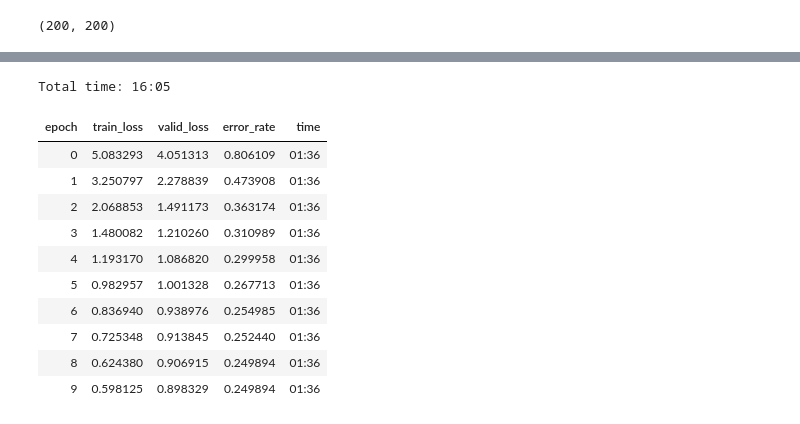
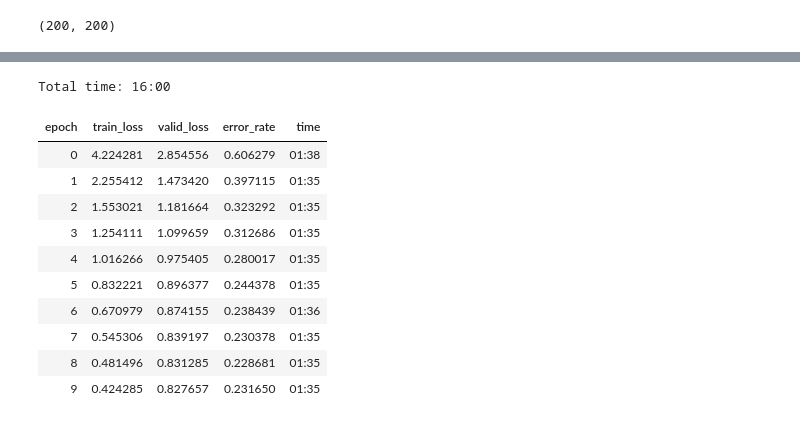
Before and after one commit to senyuuri/ml-birdwatching, a Jupyter notebook: birdwatching.ipynb, the cells around one changed output, grey strips where cells are left out. Cells and saved outputs as stored; diff of their text form; code cells hidden in the pictures.

```diff
--- a/birdwatching.ipynb
+++ b/birdwatching.ipynb
@@ -110,15 +185,17 @@ LR Finder is complete, type {learner_name}.recorder.plot() to see the graph.
+# %%
+learn.fit_one_cycle(10)
+# %% [output]
+Total time: 16:00
+| epoch | train_loss | valid_loss | error_rate | time |
+| 0 | 4.224281 | 2.854556 | 0.606279 | 01:38 |
+| 1 | 2.255412 | 1.473420 | 0.397115 | 01:35 |
+| 2 | 1.553021 | 1.181664 | 0.323292 | 01:35 |
+| 3 | 1.254111 | 1.099659 | 0.312686 | 01:35 |
+| 4 | 1.016266 | 0.975405 | 0.280017 | 01:35 |
+| 5 | 0.832221 | 0.896377 | 0.244378 | 01:35 |
+| 6 | 0.670979 | 0.874155 | 0.238439 | 01:36 |
+| 7 | 0.545306 | 0.839197 | 0.230378 | 01:35 |
+| 8 | 0.481496 | 0.831285 | 0.228681 | 01:35 |
+| 9 | 0.424285 | 0.827657 | 0.231650 | 01:35 |
 # %%
-learn.fit_one_cycle(10, max_lr=slice(1e-5,1e-3))
+# learn.fit_one_cycle(10, max_lr=slice(1e-5,1e-3))
-# %% [output]
-Total time: 16:05
-| epoch | train_loss | valid_loss | error_rate | time |
-| 0 | 5.083293 | 4.051313 | 0.806109 | 01:36 |
-| 1 | 3.250797 | 2.278839 | 0.473908 | 01:36 |
-| 2 | 2.068853 | 1.491173 | 0.363174 | 01:36 |
-| 3 | 1.480082 | 1.210260 | 0.310989 | 01:36 |
-| 4 | 1.193170 | 1.086820 | 0.299958 | 01:36 |
-| 5 | 0.982957 | 1.001328 | 0.267713 | 01:36 |
-| 6 | 0.836940 | 0.938976 | 0.254985 | 01:36 |
-| 7 | 0.725348 | 0.913845 | 0.252440 | 01:36 |
-| 8 | 0.624380 | 0.906915 | 0.249894 | 01:36 |
-| 9 | 0.598125 | 0.898329 | 0.249894 | 01:36 |
```
Also changed, not shown: parts of 11 cells of this notebook, 1 other file.
